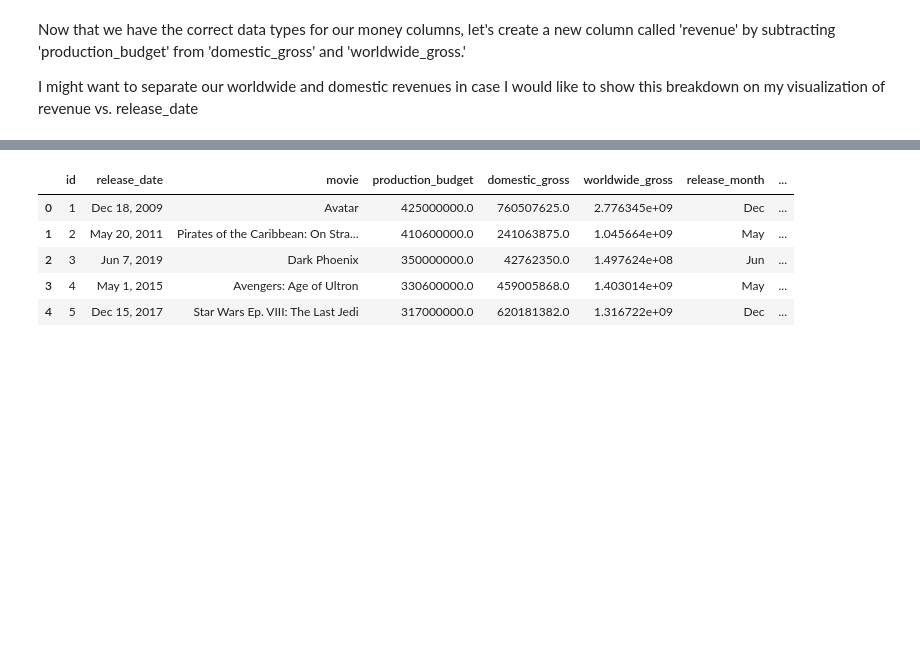
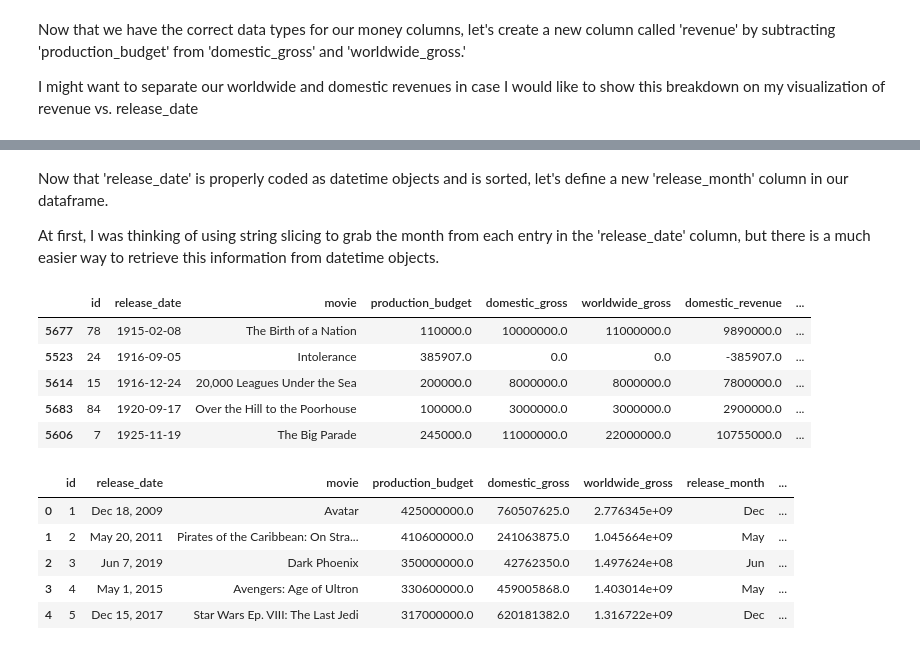
Before and after one commit to Tellenwong/dsc-mod-1-project-v2-1-online-ds-sp-000, a Jupyter notebook: student.ipynb, the cells around one changed output, grey strips where cells are left out. Drawn from its saved outputs; the diff is of its cells as text; code cells hidden in the pictures; blank space fills up the shorter version.

```diff
--- a/student.ipynb
+++ b/student.ipynb
@@ -636,3 +653,20 @@ movie_budgets["release_month"] = movie_budgets["release_date"].str.slice(0,3)
+# %% [markdown]
+Now that 'release_date' is properly coded as datetime objects and is sorted, let's define a new 'release_month' column in our dataframe.
+
+At first, I was thinking of using string slicing to grab the month from each entry in the 'release_date' column, but there is a much easier way to retrieve this information from datetime objects.
+# %%
+# CAN PROBABLY TAKE THIS OUT. movie_budgets['release_month'] = movie_budgets['release_date'].str.slice(0,3)
+
+# CODE NOT WORKING RIGHT NOW, CAN PROBABLY TAKE OUT. movie_budgets['release_month'] = pd.DatetimeIndex(movie_budgets['release_month']).month
+movie_budgets['release_month'] = movie_budgets['release_date'].astype('datetime64[M]')
+movie_budgets.head()
+# %% [output]
+|  | id | release_date | movie | production_budget | domestic_gross | worldwide_gross | domestic_revenue | ... |
+| 5677 | 78 | 1915-02-08 | The Birth of a Nation | 110000.0 | 10000000.0 | 11000000.0 | 9890000.0 | ... |
+| 5523 | 24 | 1916-09-05 | Intolerance | 385907.0 | 0.0 | 0.0 | -385907.0 | ... |
+| 5614 | 15 | 1916-12-24 | 20,000 Leagues Under the Sea | 200000.0 | 8000000.0 | 8000000.0 | 7800000.0 | ... |
+| 5683 | 84 | 1920-09-17 | Over the Hill to the Poorhouse | 100000.0 | 3000000.0 | 3000000.0 | 2900000.0 | ... |
+| 5606 | 7 | 1925-11-19 | The Big Parade | 245000.0 | 11000000.0 | 22000000.0 | 10755000.0 | ... |
 # %%
 movie_budgets.head()
 # %% [output]
```
Also changed, not shown: parts of 11 cells of this notebook.
